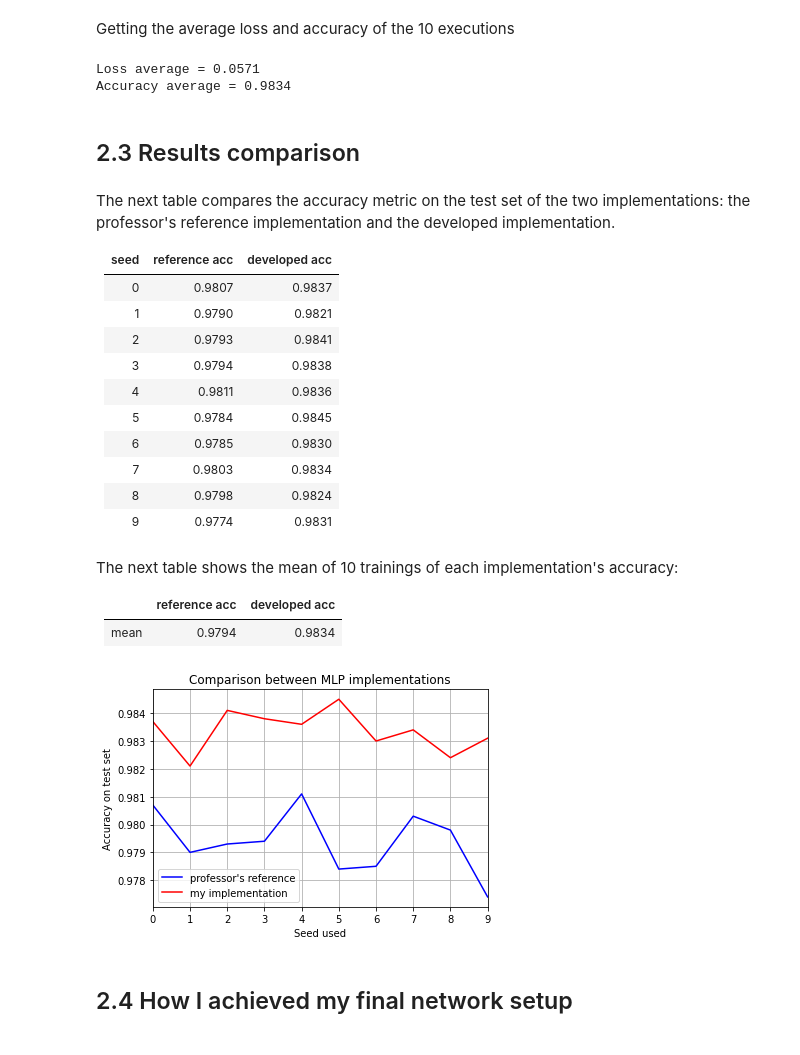
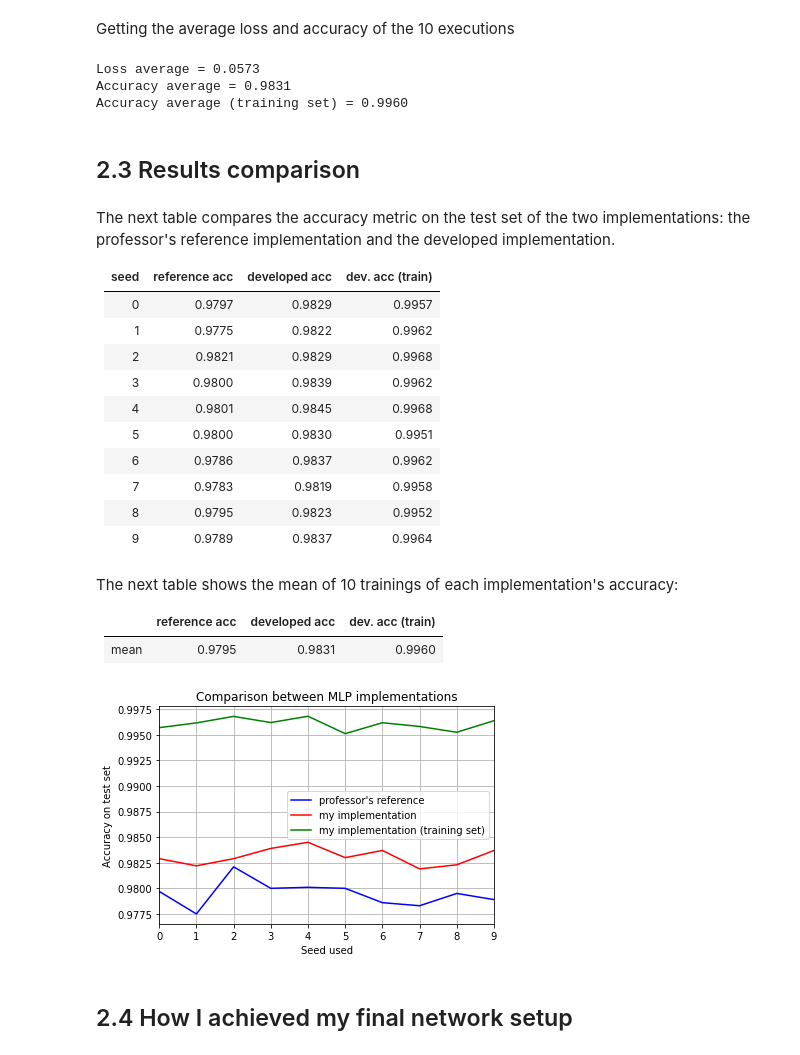
Before and after one commit to ito-rafael/IA353A-NeuralNetworks-1s2020, a Jupyter notebook: EFC2/Q3_Q4/EFC2_(Q3,_Q4)_MNIST_MLP_&_CNN.ipynb, the cells around one changed output. Drawn from its saved outputs; the diff is of its cells as text; code cells hidden in the pictures.

Commit message:
efc2: [Q3 & Q4] updated notebook, latex and pdf files (included training metrics)

```diff
--- a/EFC2/Q3_Q4/EFC2_(Q3,_Q4)_MNIST_MLP_&_CNN.ipynb
+++ b/EFC2/Q3_Q4/EFC2_(Q3,_Q4)_MNIST_MLP_&_CNN.ipynb
@@ -167,13 +171,13 @@ def mlp_train(device, seed=42, verbose=False):
         #----------------------------
         # getting the dataset
         mnist = tf.keras.datasets.mnist
-        (x_train, y_train), (x_test, y_test) = mnist.load_data()
-        x_train, x_test = x_train / 255.0, x_test / 255.0
+        (x_train_raw, y_train_raw), (x_test, y_test) = mnist.load_data()
+        x_train_raw, x_test = x_train_raw / 255.0, x_test / 255.0
         #----------------------------
         # train-dev split
         x_train, x_dev, y_train, y_dev = train_test_split(
-            x_train,
-            y_train,
+            x_train_raw,
+            y_train_raw,
             test_size=0.2,
             random_state=seed,
             shuffle=True)
@@ -228,8 +232,10 @@ def mlp_train(device, seed=42, verbose=False):
             callbacks=[callback_stop, callback_schedule],
             validation_data=(x_dev, y_dev))
         #----------------------------
-        # evaluation
+        # evaluation in test set
         loss, accuracy = model.evaluate(x_test, y_test, verbose=verbose)
+        # evaluation in training set
+        _, accuracy_train = model.evaluate(x_train_raw, y_train_raw, verbose=verbose)
         #----------------------------
         # saving the model and weights
         #model_json = model.to_json()
@@ -241,19 +247,22 @@ def mlp_train(device, seed=42, verbose=False):
         #----------------------------
         print('seed = ', str(seed), '; '
             'loss = ', '{0:.4f}'.format(loss), '; '
-            'accuracy = ', '{0:.4f}'.format(accuracy), sep='')
+            'accuracy = ', '{0:.4f}'.format(accuracy), '; '
+            'accuracy train = ', '{0:.4f}'.format(accuracy_train), sep='')
         #----------------------------
-        return loss, accuracy
+        return loss, accuracy, accuracy_train
 # %% [markdown]
 Running the model 10 times to get an average loss and accuracy
 # %%
 seeds = range(10)
 loss_his_mlp = []
 acc_his_mlp = []
+acc_his_mlp_train = []
 #----------------------------
 for seed in seeds:
-    loss, acc = mlp_train(device, seed=seed)
+    loss, acc, acc_train = mlp_train(device, seed=seed)
     # append both loss and accuracy in a list for comparison
     loss_his_mlp.append(loss)
     acc_his_mlp.append(acc)
+    acc_his_mlp_train.append(acc_train)
 # %% [output]
@@ -272,49 +281,52 @@ Getting the average loss and accuracy of the 10 executions
 # %%
 print('Loss average = {0:.4f}'.format(np.mean(loss_his_mlp)))
 print('Accuracy average = {0:.4f}'.format(np.mean(acc_his_mlp)))
+print('Accuracy average (training set) = {0:.4f}'.format(np.mean(acc_his_mlp_train)))
 # %% [output]
-Loss average = 0.0571
-Accuracy average = 0.9834
+Loss average = 0.0573
+Accuracy average = 0.9831
+Accuracy average (training set) = 0.9960
 # %% [markdown]
 ## 2.3 Results comparison
 # %% [markdown]
 The next table compares the accuracy metric on the test set of the two implementations: the professor's reference implementation and the developed implementation.
 
-| seed | reference acc | developed acc |
-|:---: | :-----------: | :-----------: |
-|   0  |     0.9807    |     0.9837    |
-|   1  |     0.9790    |     0.9821    |
-|   2  |     0.9793    |     0.9841    |
-|   3  |     0.9794    |     0.9838    |
-|   4  |     0.9811    |     0.9836    |
-|   5  |     0.9784    |     0.9845    |
-|   6  |     0.9785    |     0.9830    |
-|   7  |     0.9803    |     0.9834    |
-|   8  |     0.9798    |     0.9824    |
-|   9  |     0.9774    |     0.9831    |
+| seed | reference acc | developed acc | dev. acc (train) |
+|:---: | :-----------: | :-----------: | :--------------: |
+|   0  |     0.9797    |     0.9829    |      0.9957      |
+|   1  |     0.9775    |     0.9822    |      0.9962      |
+|   2  |     0.9821    |     0.9829    |      0.9968      |
+|   3  |     0.9800    |     0.9839    |      0.9962      |
+|   4  |     0.9801    |     0.9845    |      0.9968      |
+|   5  |     0.9800    |     0.9830    |      0.9951      |
+|   6  |     0.9786    |     0.9837    |      0.9962      |
+|   7  |     0.9783    |     0.9819    |      0.9958      |
+|   8  |     0.9795    |     0.9823    |      0.9952      |
+|   9  |     0.9789    |     0.9837    |      0.9964      |
 # %% [markdown]
 The next table shows the mean of 10 trainings of each implementation's accuracy:
 
-|      | reference acc | developed acc |
-|:---: | :-----------: | :-----------: |
-| mean |    0.9794     |    0.9834     |
+|      | reference acc | developed acc | dev. acc (train) |
+|:---: | :-----------: | :-----------: | :--------------: |
+| mean |    0.9795     |    0.9831     |      0.9960      |
 # %%
 # plot both implementation's accuracy for different seeds
 plt.plot(acc_his_mlp_prof, label='professor\'s reference', color='blue')
 plt.plot(acc_his_mlp, label='my implementation', color='red')
+plt.plot(acc_his_mlp_train, label='my implementation (training set)', color='green')
 #-------------------------------------------------
 # axis label
 plt.xlabel('Seed used')
 plt.ylabel('Accuracy on test set')
 # title
 plt.title('Comparison between MLP implementations')
 #-------------------------------------------------
 plt.autoscale(axis='x', tight=True) # axis adjust
 plt.grid(True) # add grid
 plt.legend() # add legend
 plt.show()
 # %% [output]
-[figure, old version]
+[figure, new version]
 # %% [markdown]
 ## 2.4 How I achieved my final network setup
 # %% [markdown]
```
Also changed, not shown: parts of 14 cells of this notebook, 10 other files.
